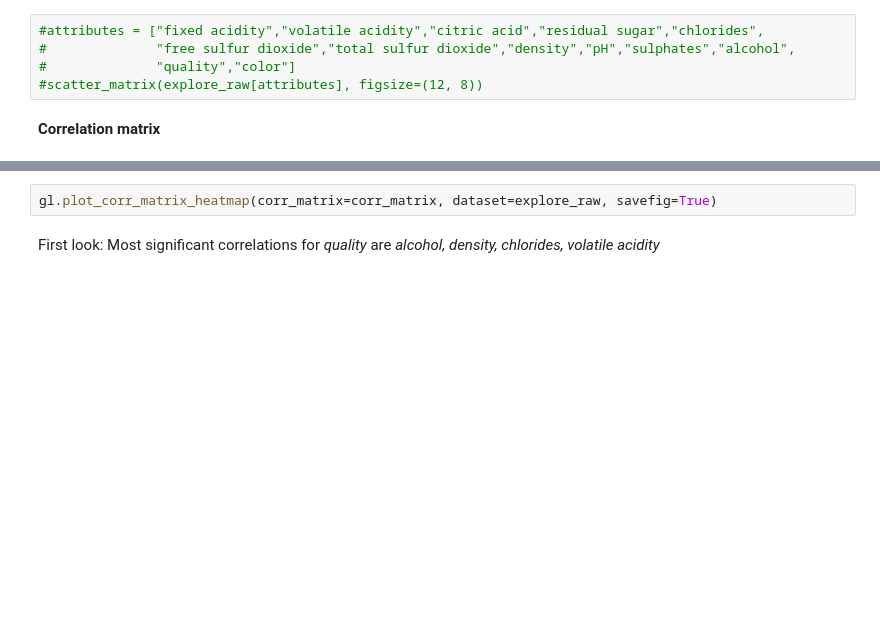
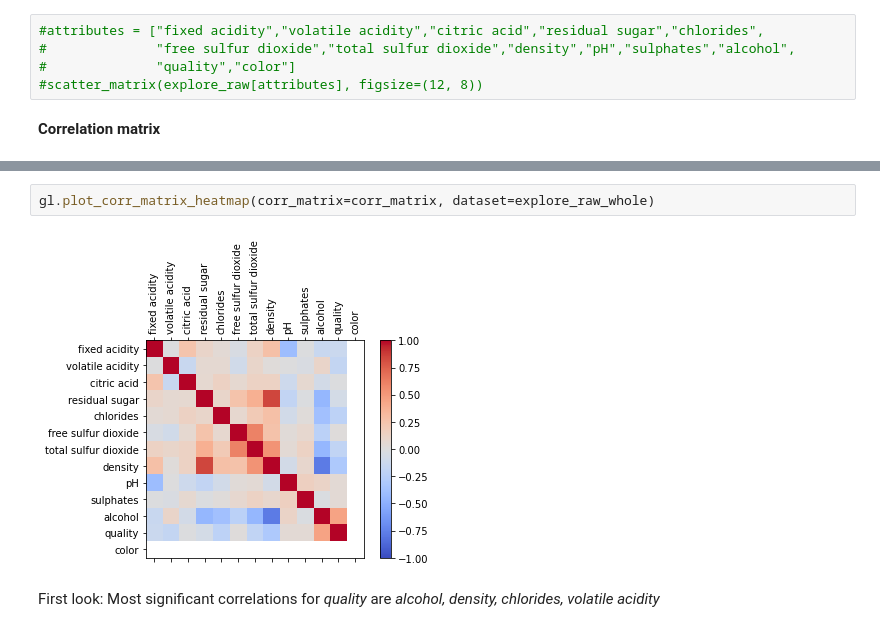
Before and after one commit to joseph-g25/SP22-Project3-WineRedux, a Jupyter notebook: 00_explore_env_notebook.ipynb, the cells around one changed output, grey strips where cells are left out. Drawn from its saved outputs; the diff is of its cells as text; blank space fills up the shorter version.

```diff
--- a/00_explore_env_notebook.ipynb
+++ b/00_explore_env_notebook.ipynb
@@ -76,5 +91,7 @@ corr_matrix["quality"].sort_values(ascending=False)
 # %%
-gl.plot_corr_matrix_heatmap(corr_matrix=corr_matrix, dataset=explore_raw, savefig=True)
+gl.plot_corr_matrix_heatmap(corr_matrix=corr_matrix, dataset=explore_raw_whole)
+# %% [output]
+[figure, added]
 # %% [markdown]
 First look:
     Most significant correlations for *quality* are *alcohol, density, chlorides, volatile acidity*
```
Also changed, not shown: parts of 4 cells of this notebook.
